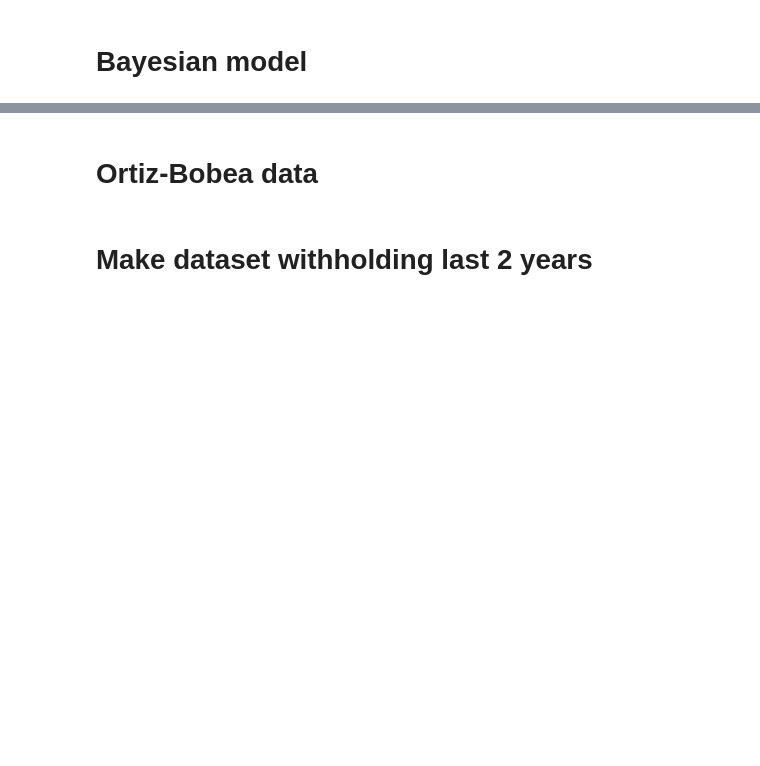
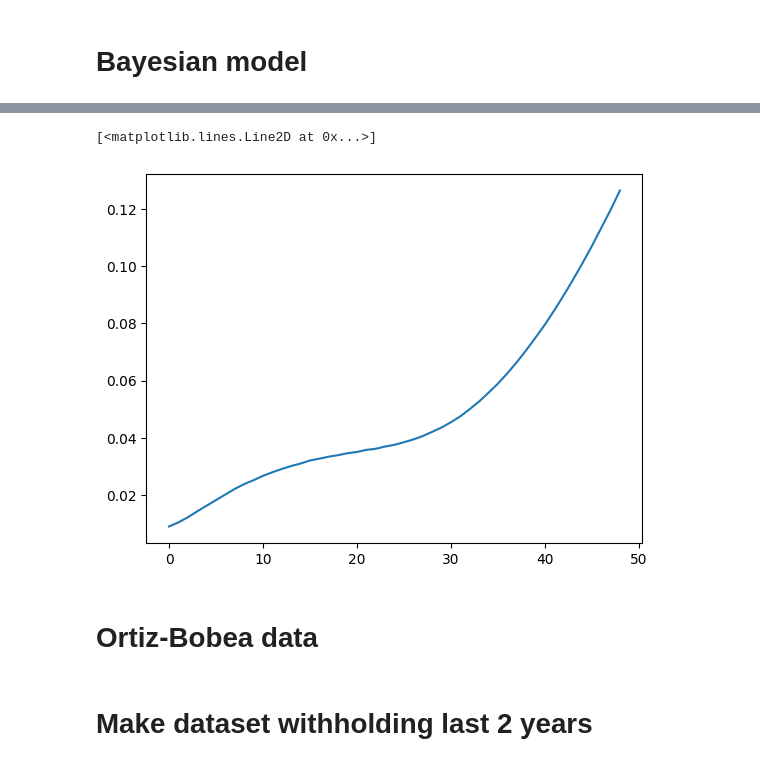
Before and after one commit to greenguy33/environmental-bayesian-modeling, a Jupyter notebook: notebooks/burke_uncertainty_comparison.ipynb, the cells around one changed output, grey strips where cells are left out. Drawn from its saved outputs; the diff is of its cells as text; code cells hidden in the pictures; blank space fills up the shorter version.

```diff
--- a/notebooks/uncertainty_comparison.ipynb
+++ b/notebooks/burke_uncertainty_comparison.ipynb
@@ -226,35 +217,0 @@ intercept = bootstrap["_b[_cons]"]
-# %%
-in_range = 0
-out_range = 0
-yhat = []
-real_y = []
-for row in test_data.iterrows():
-    temp = row[1].UDel_temp_popweight
-    precip = row[1].UDel_precip_popweight
-    country = row[1].iso
-    year = row[1].year
-    country_column = f"_b[{str(ordered_country_list.index(country))}.encoded_iso_id]"
-    if country_column in bootstrap:
-        country_effect = bootstrap[country_column]
-    else:
-        country_effect = bootstrap[f"_b[{str(ordered_country_list.index(country))}b.encoded_iso_id]"]
-    year_column = f"_b[{str(year)}.year]"
-    if year_column in bootstrap:
-        year_effect = bootstrap[year_column]
-    else:
-        year_effect = bootstrap[f"_b[{str(year)}b.year]"]
-    real_y.append(row[1].growthWDI)
-    res = (
-        temp*bootstrap_coef1 +
-        np.square(temp)*bootstrap_coef2 +
-        precip*bootstrap_coef3 +
-        np.square(precip)*bootstrap_coef4 +
-        country_effect +
-        year_effect +
-        intercept
-    )
-    grad_coef_cols = [col for col in list(bootstrap.columns) if "isoxtim" in col]
-    for col in grad_coef_cols:
-        effect_name = col.split("[")[1].split("]")[0].replace("x","X").replace("o.","")
-        res += getattr(row[1],effect_name) * bootstrap[col]
-    yhat.append(sorted(res))
@@ -286,3 +227,8 @@ plt.show()
+# %%
+plt.plot([np.std(year) for year in year_coefs])
+# %% [output]
+[<matplotlib.lines.Line2D at 0x...>]
+[figure, added]
 # %% [markdown]
 # Ortiz-Bobea data
 # %%
```
Also changed, not shown: parts of 18 cells of this notebook, 2 other files.
